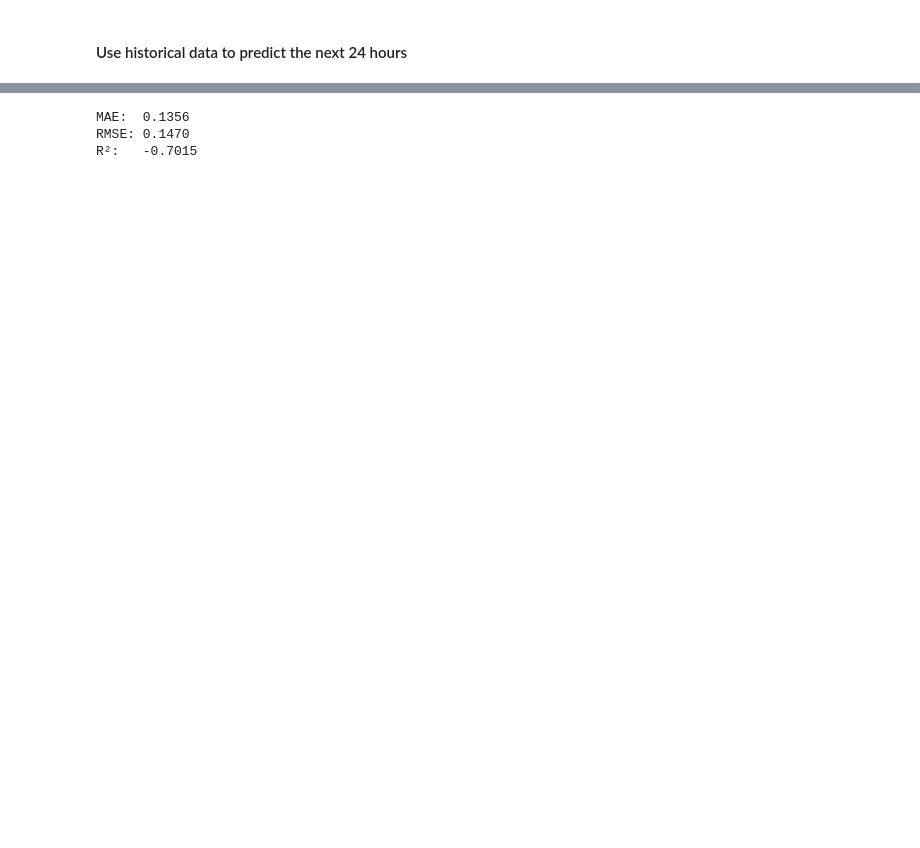
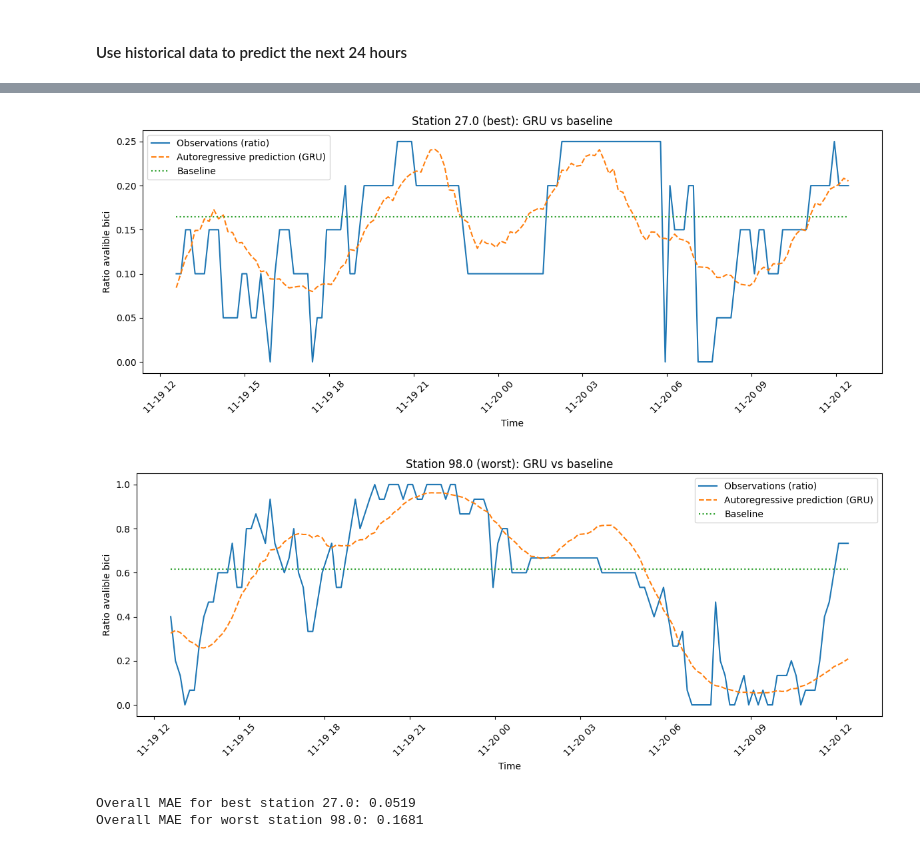
Before and after one commit to Hellyhoken/CDA_project, a Jupyter notebook: neural_network_valenbisi.ipynb, the cells around one changed output, grey strips where cells are left out. Cells and saved outputs as stored; diff of their text form; code cells hidden in the pictures; blank space fills up the shorter version.

Commit message:
update nn model training

```diff
--- a/neural_network_valenbisi.ipynb
+++ b/neural_network_valenbisi.ipynb
@@ -24,7 +24,4 @@ df["weekday_num"] = df["updated_at"].dt.weekday
 df["is_weekend"] = (df["is_weekend"].astype(str).str.strip().str.lower().replace({"false": 0, "true": 1}))
 df["is_weekend"] = df["is_weekend"].fillna(0)
 df["is_weekend"] = df["is_weekend"].astype(int)
-# %%
-scaler = StandardScaler()
-df["ratio_norm"] = scaler.fit_transform(df[["ratio"]])
 # %%
@@ -63,8 +66,12 @@ class BikeDataset(Dataset):
     def __getitem__(self, idx):
         return self.X[idx], self.y[idx]
 
+    def to(self, device):
+        self.X = self.X.to(device)
+        self.y = self.y.to(device)
+
 train_ds = BikeDataset(X_train, y_train)
-val_ds = BikeDataset(X_val, y_val)
+val_ds = BikeDataset(X_test, y_test)
 
 train_loader = DataLoader(train_ds, batch_size=64, shuffle=True)
 val_loader = DataLoader(val_ds, batch_size=64, shuffle=False)
@@ -84,2 +102,8 @@ model = GRUModel(input_dim=X.shape[2], hidden_dim=128)
 criterion = nn.SmoothL1Loss()
 optimizer = torch.optim.Adam(model.parameters(), lr=0.001)
+# %%
+device = torch.device("cuda" if torch.cuda.is_available() else "cpu")
+model.to(device)
+train_ds.to(device)
+val_ds.to(device)
+print(f"Using device: {device}")
@@ -189,18 +233,57 @@ plt.show()
 # %%
-from sklearn.metrics import mean_absolute_error, mean_squared_error, r2_score
-import numpy as np
+results_df = pd.DataFrame() # Initialize an empty DataFrame
 
-true_arr = np.array(true_ratio)
-pred_arr = np.array(preds_ratio)
+for station in df["number"].unique():
+    preds, true_ratio, times, baseline_preds_ratio = predict_next_24_hours(station)
+    mae, rmse, r2 = calculate_metrics(preds, true_ratio)
 
-mae = mean_absolute_error(true_arr, pred_arr)
-rmse = mean_squared_error(true_arr, pred_arr, squared=False)
-r2 = r2_score(true_arr, pred_arr)
+    # Create a temporary DataFrame for the current station's predictions
+    # Each row will correspond to a single time step within the prediction window
+    temp_df = pd.DataFrame({
+        "station": [station] * len(preds), # Repeat station ID for each prediction step
+        "preds": preds,
+        "true": true_ratio,
+        "times": times,
+        "baseline": baseline_preds_ratio,
+        "mae": [mae] * len(preds), # Repeat metrics for each prediction step
+        "rmse": [rmse] * len(preds),
+        "r2": [r2] * len(preds)
+    })
 
-print(f"MAE:  {mae:.4f}")
-print(f"RMSE: {rmse:.4f}")
-print(f"R²:   {r2:.4f}")
+    results_df = pd.concat([results_df, temp_df], ignore_index=True)
+
+# Now, results_df has multiple rows per station, each representing a prediction at a specific time.
+# To find the best/worst station, we group by station and consider the calculated metrics.
+# Since mae, rmse, r2 are already stored for each row of a station, we can simply get the first occurrence for each station.
+station_metrics = results_df.drop_duplicates(subset=['station'])[['station', 'mae', 'rmse', 'r2']]
+
+best_station_row = station_metrics.loc[station_metrics["rmse"].idxmin()]
+worst_station_row = station_metrics.loc[station_metrics["rmse"].idxmax()]
+
+best_station_id = best_station_row["station"]
+worst_station_id = worst_station_row["station"]
+
+# Filter the original results_df to get all prediction data for the best and worst stations
+best_plot_data = results_df[results_df["station"] == best_station_id]
+worst_plot_data = results_df[results_df["station"] == worst_station_id]
+
+# Plotting the predictions for the best and worst performing stations
+plot_predictions(f"{best_station_id} (best)",
+                 best_plot_data["preds"].values,
+                 best_plot_data["true"].values,
+                 best_plot_data["times"].values,
+                 best_plot_data["baseline"].values)
+
+plot_predictions(f"{worst_station_id} (worst)",
+                 worst_plot_data["preds"].values,
+                 worst_plot_data["true"].values,
+                 worst_plot_data["times"].values,
+                 worst_plot_data["baseline"].values)
+
+print(f"Overall MAE for best station {best_station_id}: {best_station_row['rmse']:.4f}")
+print(f"Overall MAE for worst station {worst_station_id}: {worst_station_row['rmse']:.4f}")
 # %% [output]
+[figure, added]
+[figure, added]
-MAE:  0.1356
-RMSE: 0.1470
-R²:   -0.7015
+Overall MAE for best station 27.0: 0.0519
+Overall MAE for worst station 98.0: 0.1681
```
Also changed, not shown: parts of 9 cells of this notebook, 1 other file.
